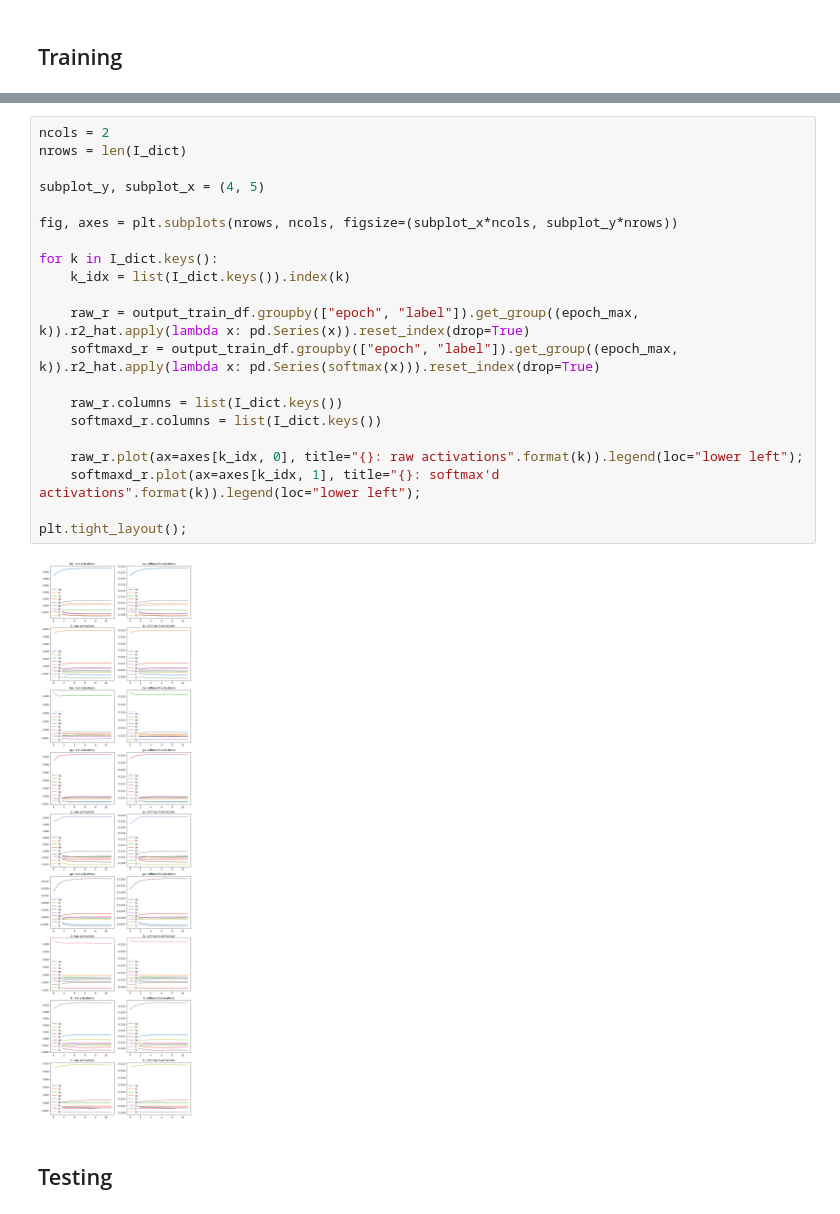
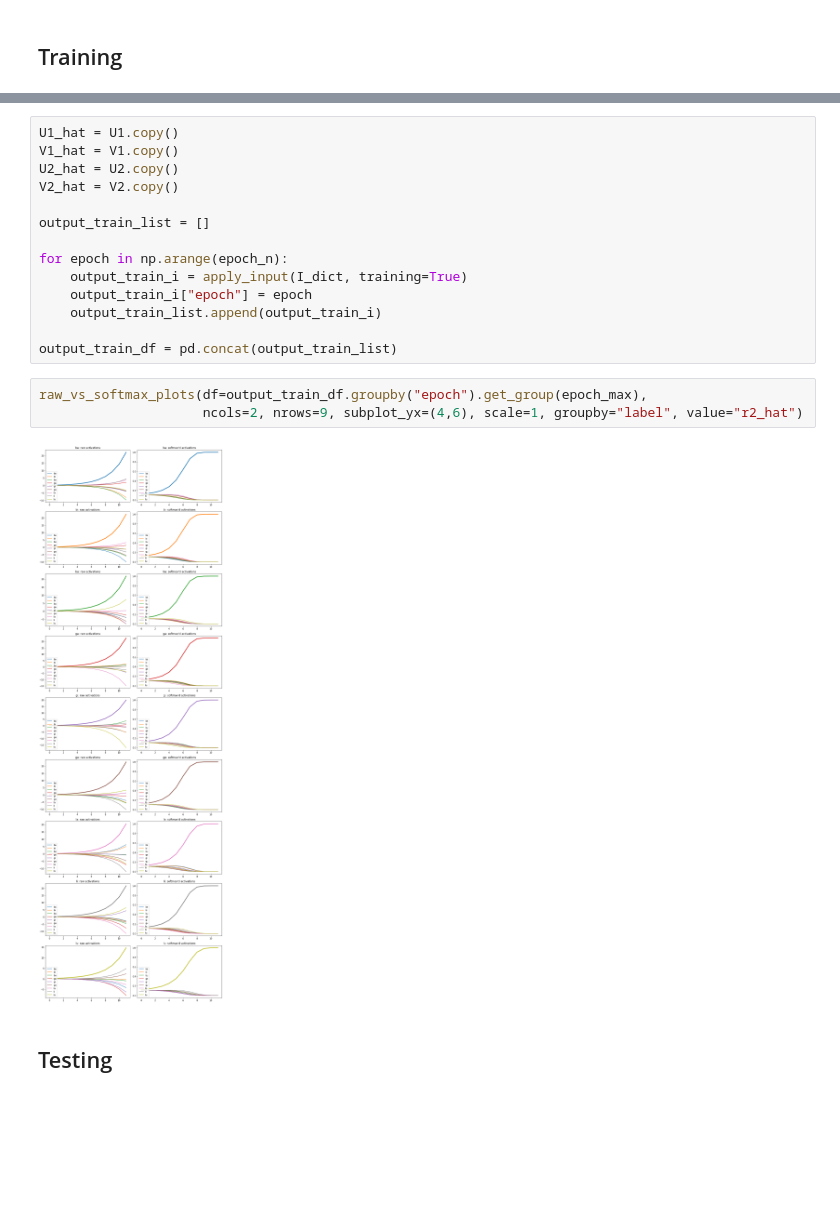
Before and after one commit to monicaycli/predictive_coding, a Jupyter notebook: toy_model_kalman_variant_2b.ipynb, the cells around one changed output, grey strips where cells are left out. Cells and saved outputs as stored; diff of their text form; blank space fills up the shorter version.

```diff
--- a/toy_model_kalman_variant_2b.ipynb
+++ b/toy_model_kalman_variant_2b.ipynb
@@ -217,25 +223,21 @@ output_train_df = pd.DataFrame.from_dict(output_train)
-# %%
-ncols = 2
-nrows = len(I_dict)
-
-subplot_y, subplot_x = (4, 5)
-
-fig, axes = plt.subplots(nrows, ncols, figsize=(subplot_x*ncols, subplot_y*nrows))
-
-for k in I_dict.keys():
-    k_idx = list(I_dict.keys()).index(k)
-
-    raw_r = output_train_df.groupby(["epoch", "label"]).get_group((epoch_max, k)).r2_hat.apply(lambda x: pd.Series(x)).reset_index(drop=True)
-    softmaxd_r = output_train_df.groupby(["epoch", "label"]).get_group((epoch_max, k)).r2_hat.apply(lambda x: pd.Series(softmax(x))).reset_index(drop=True)
-
-    raw_r.columns = list(I_dict.keys())
-    softmaxd_r.columns = list(I_dict.keys())
-
-    raw_r.plot(ax=axes[k_idx, 0], title="{}: raw activations".format(k)).legend(loc="lower left");
-    softmaxd_r.plot(ax=axes[k_idx, 1], title="{}: softmax'd activations".format(k)).legend(loc="lower left");
-
-plt.tight_layout();
-# %% [output]
-[figure, removed]
+# %%
+U1_hat = U1.copy()
+V1_hat = V1.copy()
+U2_hat = U2.copy()
+V2_hat = V2.copy()
+
+output_train_list = []
+
+for epoch in np.arange(epoch_n):
+    output_train_i = apply_input(I_dict, training=True)
+    output_train_i["epoch"] = epoch
+    output_train_list.append(output_train_i)
+
+output_train_df = pd.concat(output_train_list)
+# %%
+raw_vs_softmax_plots(df=output_train_df.groupby("epoch").get_group(epoch_max),
+                     ncols=2, nrows=9, subplot_yx=(4,6), scale=1, groupby="label", value="r2_hat")
+# %% [output]
+[figure, added]
 # %% [markdown]
 ## Testing
```
Also changed, not shown: parts of 32 cells of this notebook.
